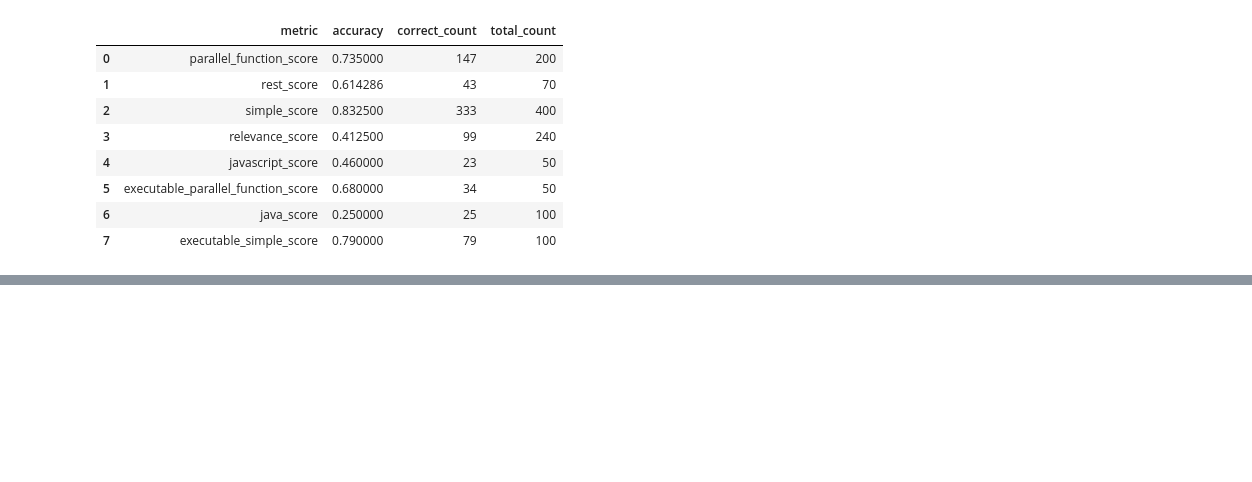
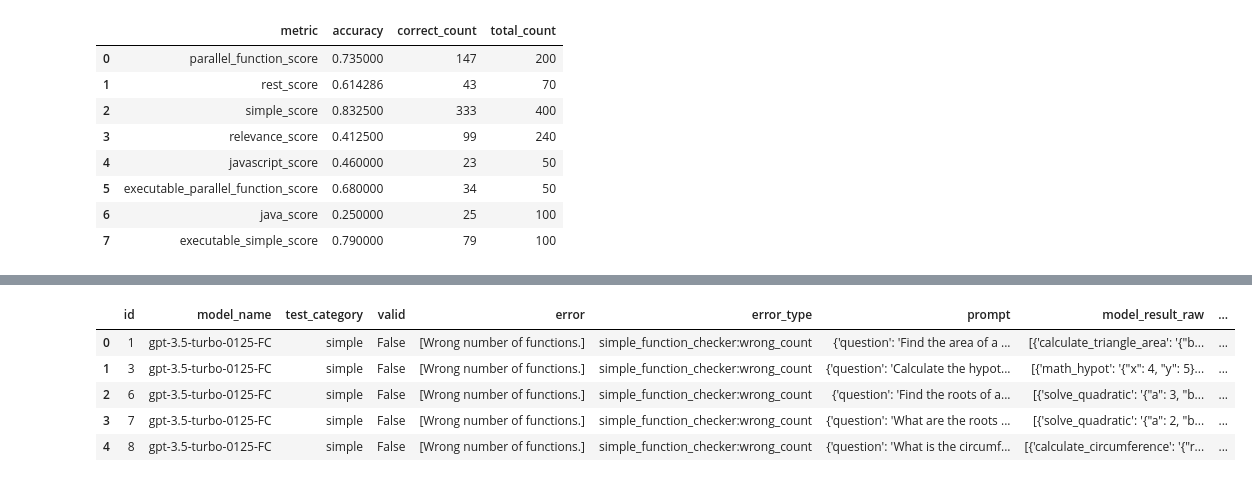
Before and after one commit to ksreenivasan/gorilla, a Jupyter notebook: berkeley-function-call-leaderboard/kartik_results_parser.ipynb, the cells around one changed output, grey strips where cells are left out. Cells and saved outputs as stored; diff of their text form; code cells hidden in the pictures; blank space fills up the shorter version.

```diff
--- a/berkeley-function-call-leaderboard/kartik_results_parser.ipynb
+++ b/berkeley-function-call-leaderboard/kartik_results_parser.ipynb
@@ -110,0 +162,5 @@ java_score                               | 0.0   | 0.25
+# %%
+acc_df, error_result_df, full_result_df = get_results_df(models=['databricks-dbrx-instruct-old-run',
+                                                                 'databricks-dbrx-instruct-FC',
+                                                                 'databricks-dbrx-instruct',
+                                                                 'gpt-3.5-turbo-0125-FC'])
@@ -110,0 +203,6 @@ java_score                               | 0.0   | 0.25
+# %%
+gpt_3_5_results = full_result_df[(full_result_df['model_name'] == 'gpt-3.5-turbo-0125-FC')
+                                 & (full_result_df['filename'] == 'gorilla_openfunctions_v1_test_simple_result.json')]
+gpt_3_5_errors = error_result_df[(error_result_df['model_name'] == 'gpt-3.5-turbo-0125-FC') &
+                                 (error_result_df['filename'] == 'simple_score.json')]
+gpt_3_5_results.head()
@@ -110,0 +255,9 @@ java_score                               | 0.0   | 0.25
+# %%
+gpt_3_5_errors.iloc[0:5]
+# %% [output]
+|  | id | model_name | test_category | valid | error | error_type | prompt | model_result_raw | ... |
+| 0 | 1 | gpt-3.5-turbo-0125-FC | simple | False | [Wrong number of functions.] | simple_function_checker:wrong_count | {'question': 'Find the area of a ... | [{'calculate_triangle_area': '{"b... | ... |
+| 1 | 3 | gpt-3.5-turbo-0125-FC | simple | False | [Wrong number of functions.] | simple_function_checker:wrong_count | {'question': 'Calculate the hypot... | [{'math_hypot': '{"x": 4, "y": 5}... | ... |
+| 2 | 6 | gpt-3.5-turbo-0125-FC | simple | False | [Wrong number of functions.] | simple_function_checker:wrong_count | {'question': 'Find the roots of a... | [{'solve_quadratic': '{"a": 3, "b... | ... |
+| 3 | 7 | gpt-3.5-turbo-0125-FC | simple | False | [Wrong number of functions.] | simple_function_checker:wrong_count | {'question': 'What are the roots ... | [{'solve_quadratic': '{"a": 2, "b... | ... |
+| 4 | 8 | gpt-3.5-turbo-0125-FC | simple | False | [Wrong number of functions.] | simple_function_checker:wrong_count | {'question': 'What is the circumf... | [{'calculate_circumference': '{"r... | ... |
```
Also changed, not shown: parts of 13 cells of this notebook, 3 other files.
